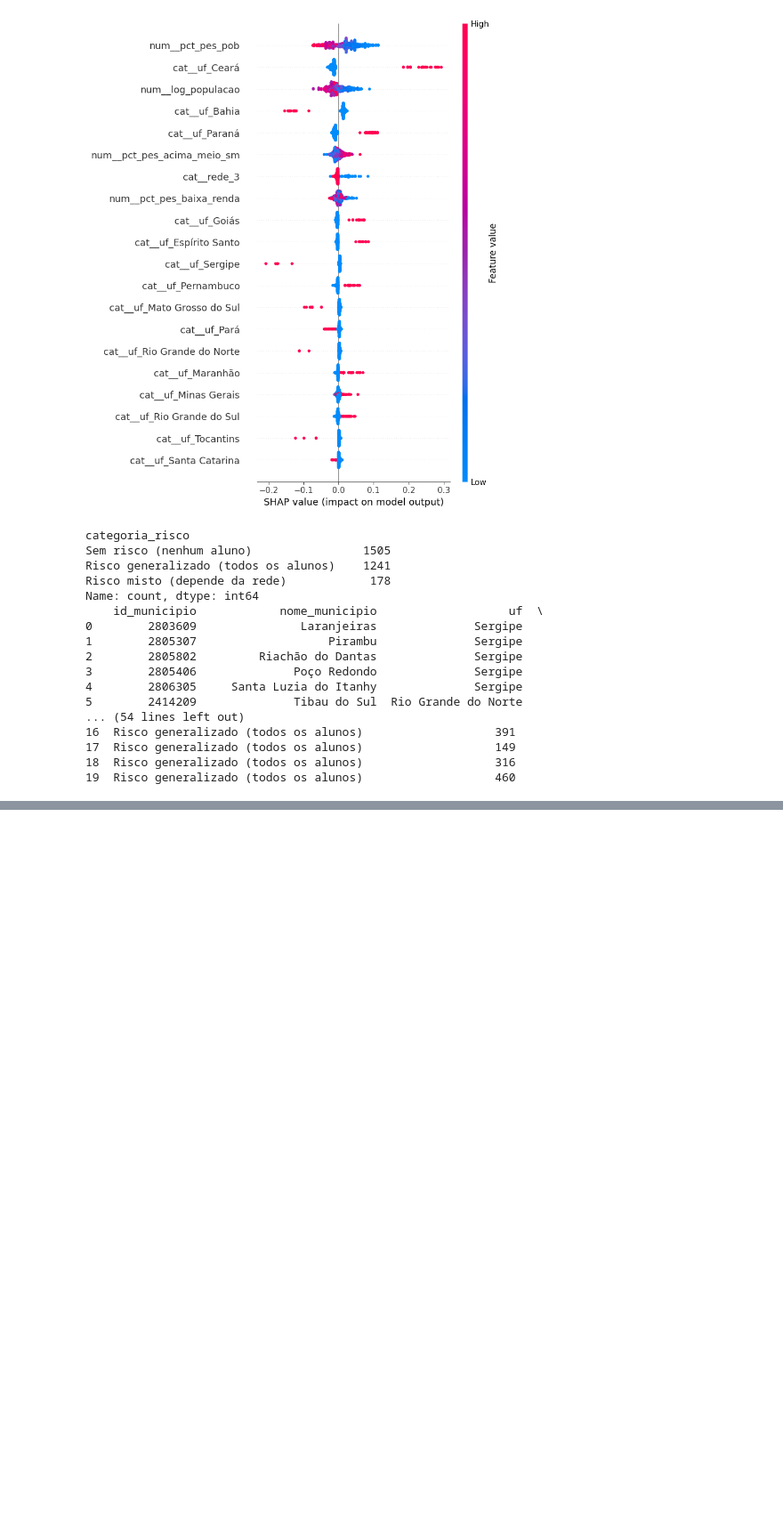
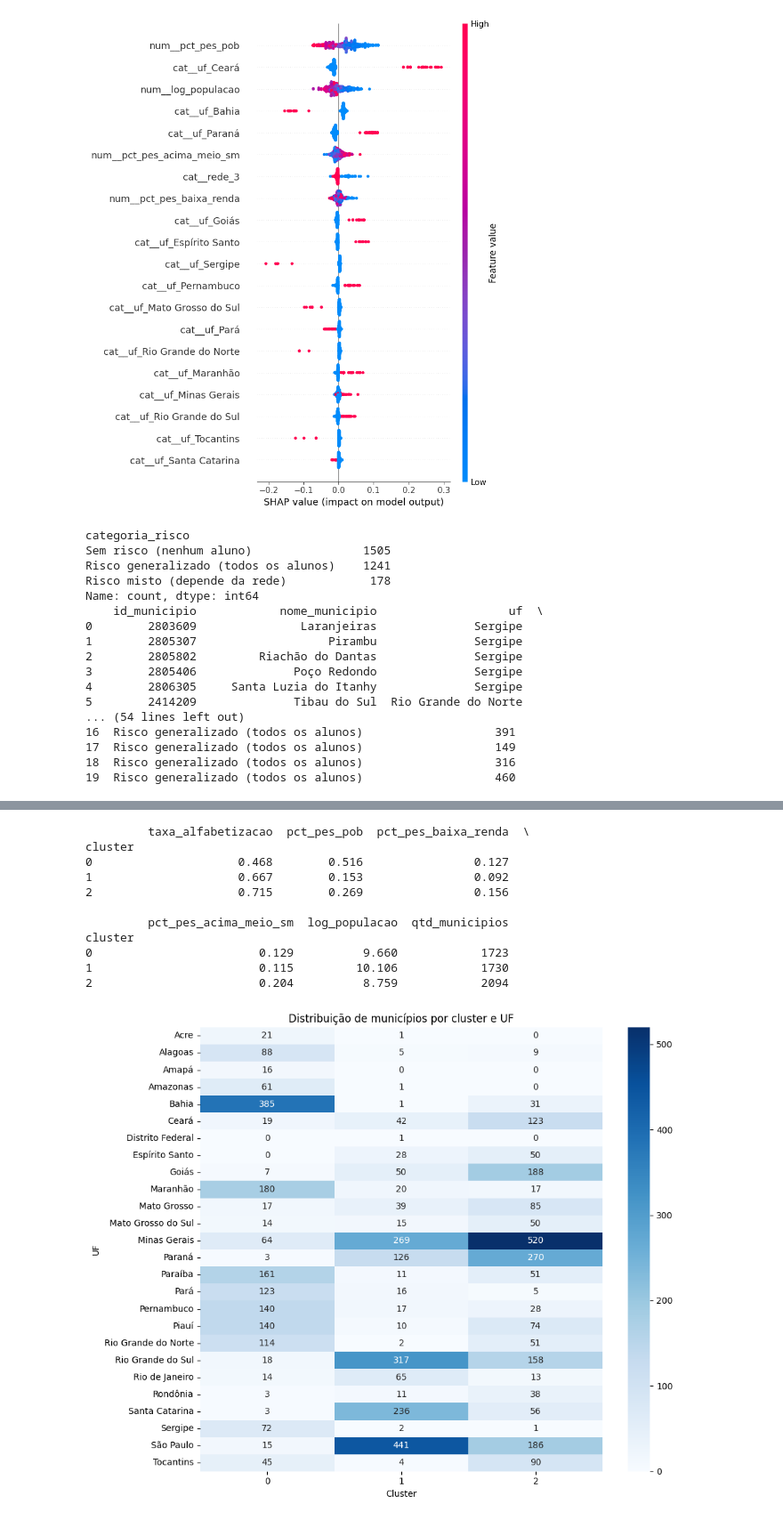
Before and after one commit to p-teco/tech_challenge_fase3, a Jupyter notebook: notebooks/modelagem.ipynb, the cells around one changed output, grey strips where cells are left out. Shown at 89% size. Drawn from its saved outputs; the diff is of its cells as text; code cells hidden in the pictures; blank space fills up the shorter version.

```diff
--- a/notebooks/modelagem.ipynb
+++ b/notebooks/modelagem.ipynb
@@ -236,0 +260,21 @@ Name: count, dtype: int64
+# %%
+perfil_com_cluster = aplicar_clustering(perfil, k=3)
+
+resumo_clusters = descrever_clusters(perfil_com_cluster)
+print(resumo_clusters)
+
+plotar_distribuicao_geografica_clusters(perfil_com_cluster,
+    caminho_saida=r"E:\POS_GRADUACAO\FASE3_V2\tech_challenge_fase3\reports\images\clusters_por_uf.png")
+# %% [output]
+         taxa_alfabetizacao  pct_pes_pob  pct_pes_baixa_renda  \
+cluster
+0                     0.468        0.516                0.127
+1                     0.667        0.153                0.092
+2                     0.715        0.269                0.156
+
+         pct_pes_acima_meio_sm  log_populacao  qtd_municipios
+cluster
+0                        0.129          9.660            1723
+1                        0.115         10.106            1730
+2                        0.204          8.759            2094
+[figure, added]
```
Also changed, not shown: parts of 2 cells of this notebook, 3 other files.
